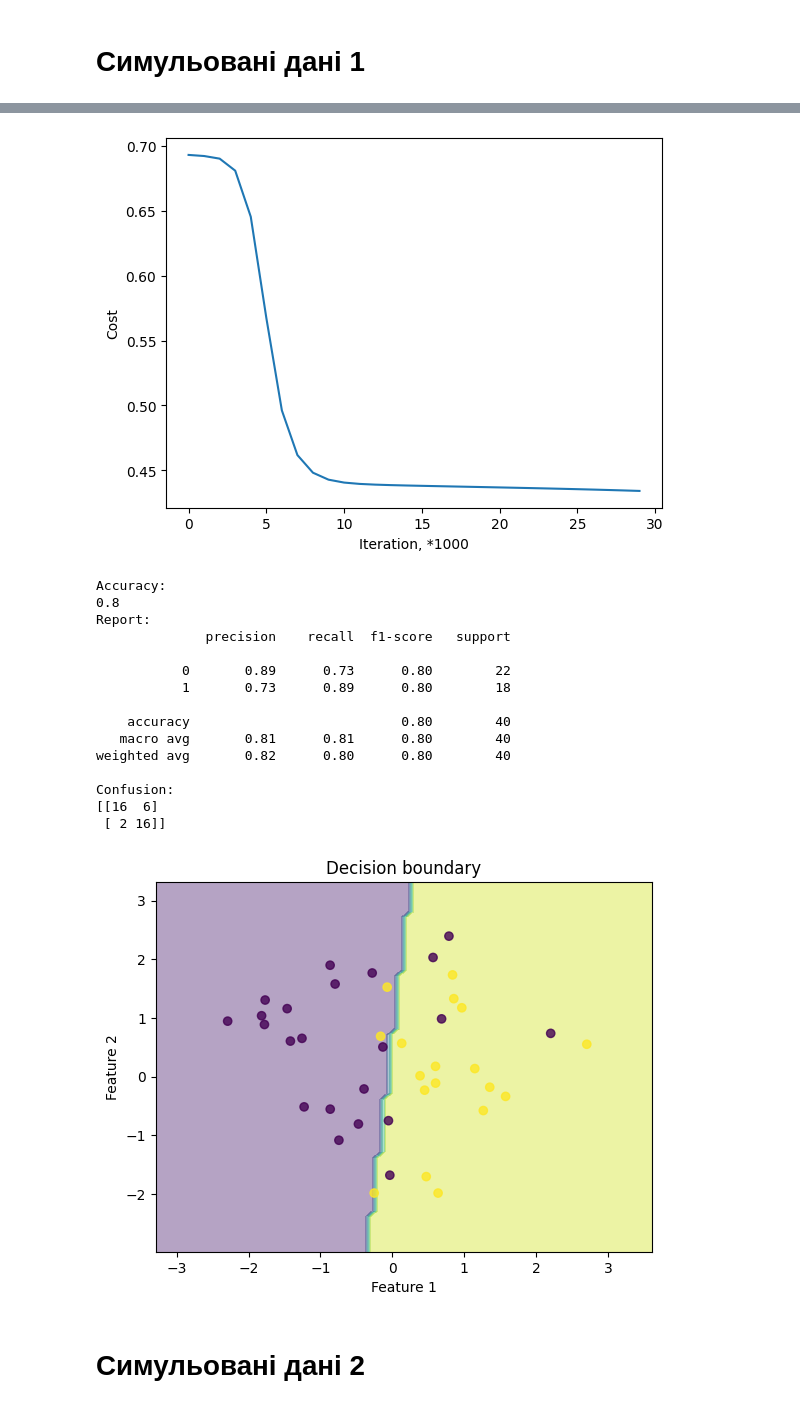
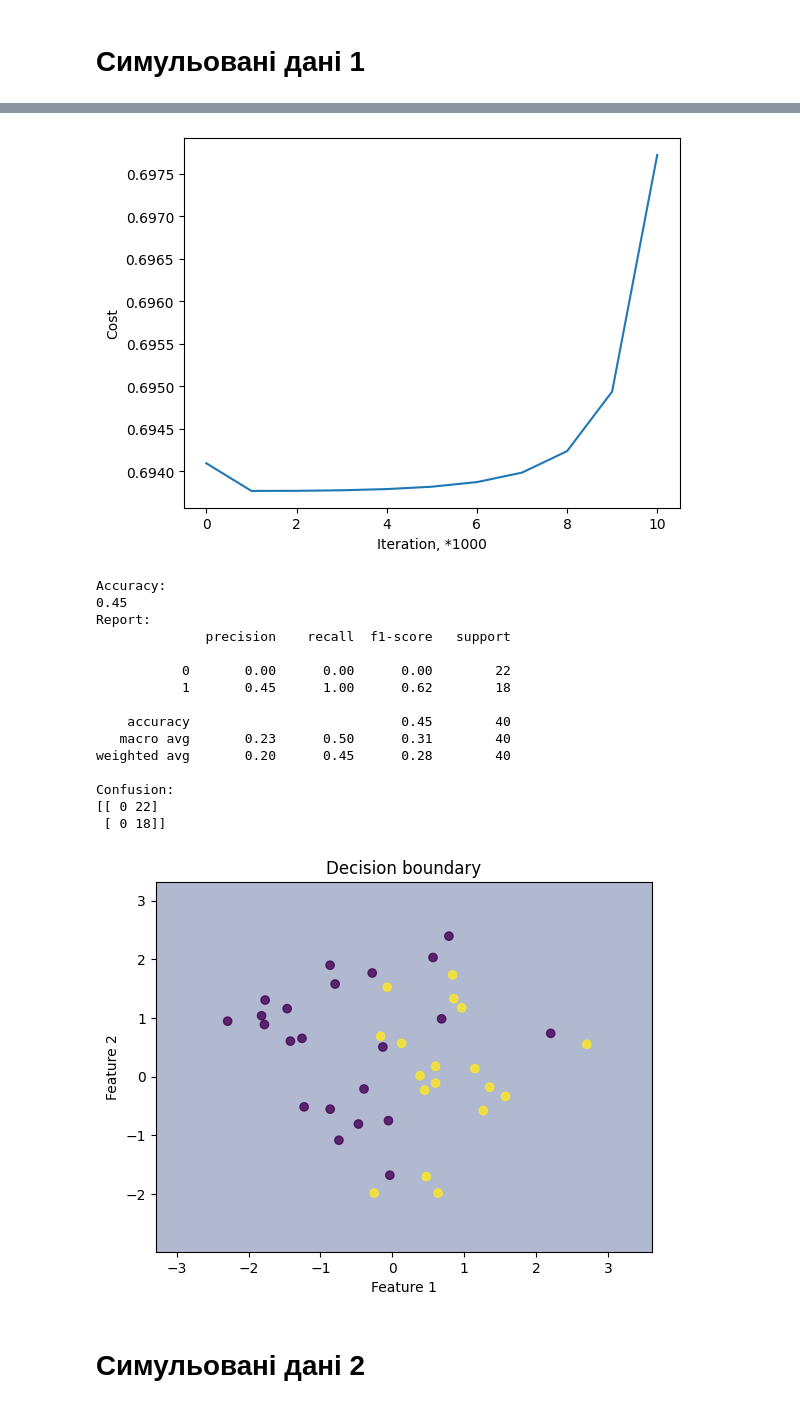
Before and after one commit to Kovalchukkk/ML-Introduction-HW3-Neural-Networks, a Jupyter notebook: NeuralNet simple 1.ipynb, the cells around one changed output, grey strips where cells are left out. Drawn from its saved outputs; the diff is of its cells as text; code cells hidden in the pictures.

```diff
--- a/NeuralNet simple 1.ipynb
+++ b/NeuralNet simple 1.ipynb
@@ -189,7 +211,7 @@ plot_data(X, y)
 plt.show()
 X_train, X_test, y_train, y_test = train_test_split(X, y.reshape(-1,1), test_size=0.2, random_state=42)
 
-nn = NeuralNet()
+nn = NeuralNet(early_stop=True, learning_rate=0.05, reg_lambda=0.0001, num_iter=25000, activation='sigmoid')
 nn.fit(X_train, y_train)
 
 y_test_pred = nn.predict(X_test)
@@ -222,20 +239,20 @@ plt.show()
-[figure, old version]
+[figure, new version]
-Accuracy:
-0.8
-Report:
-              precision    recall  f1-score   support
-
-           0       0.89      0.73      0.80        22
-           1       0.73      0.89      0.80        18
-
-    accuracy                           0.80        40
-   macro avg       0.81      0.81      0.80        40
-weighted avg       0.82      0.80      0.80        40
-
-Confusion:
-[[16  6]
- [ 2 16]]
+Accuracy:
+0.45
+Report:
+              precision    recall  f1-score   support
+
+           0       0.00      0.00      0.00        22
+           1       0.45      1.00      0.62        18
+
+    accuracy                           0.45        40
+   macro avg       0.23      0.50      0.31        40
+weighted avg       0.20      0.45      0.28        40
+
+Confusion:
+[[ 0 22]
+ [ 0 18]]
-[figure, old version]
+[figure, new version]
 # %% [markdown]
 # Симульовані дані 2
 # %%
```
Also changed, not shown: parts of 8 cells of this notebook.
